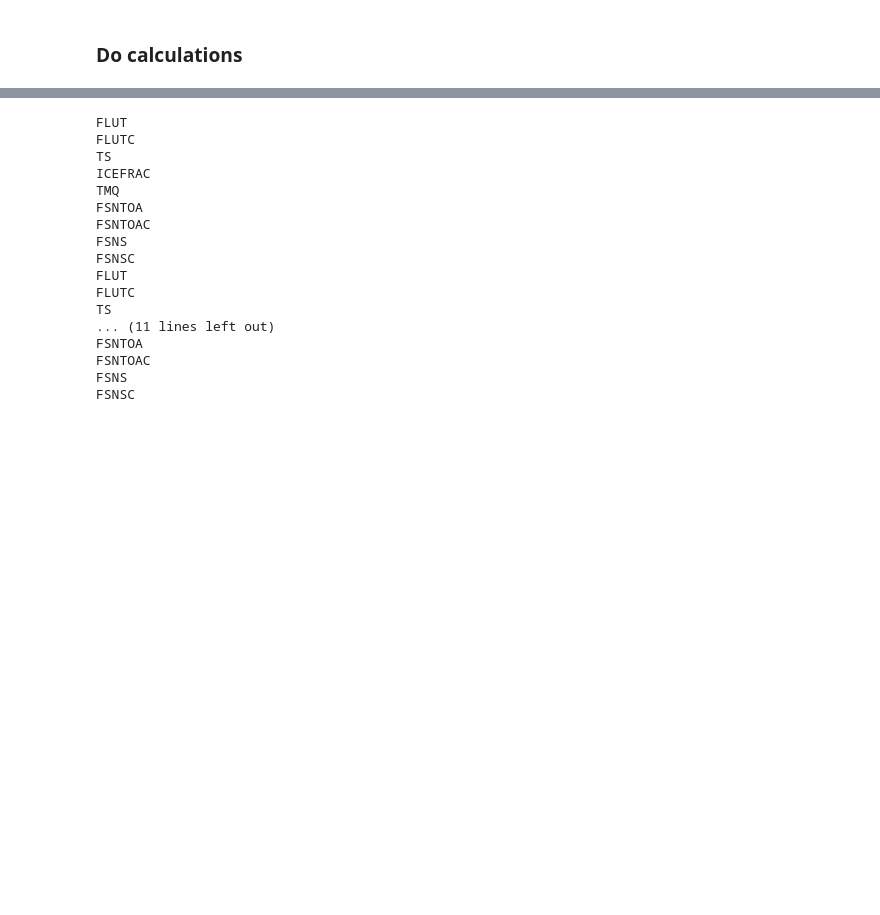
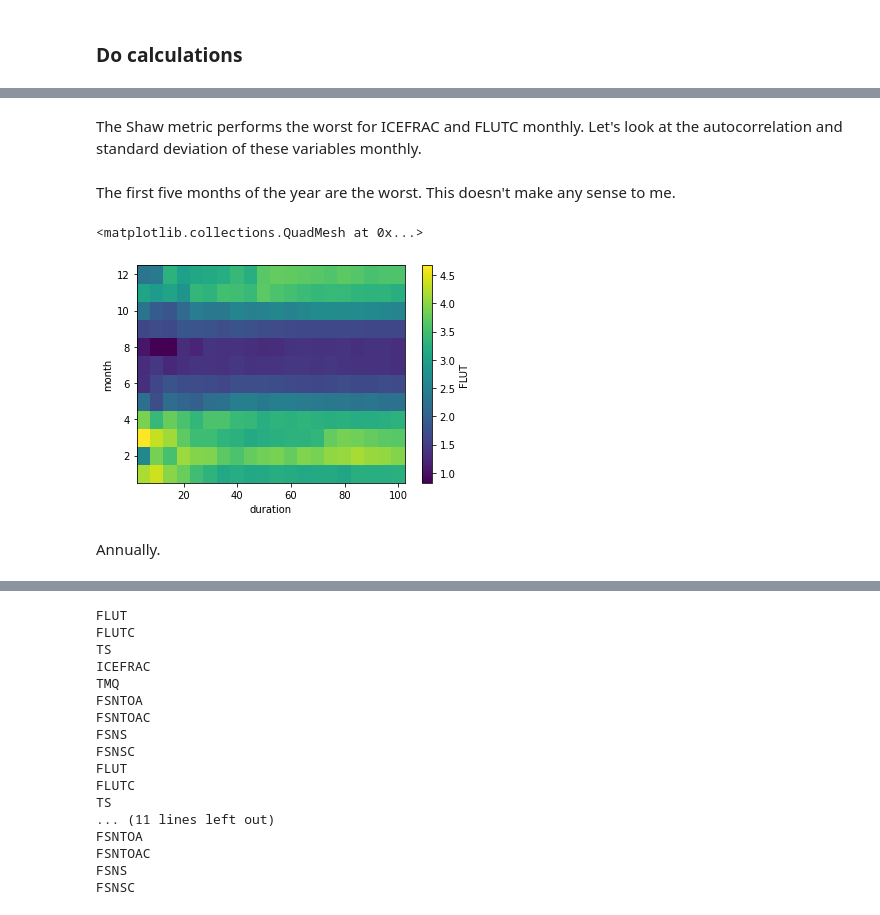
Before and after one commit to jshaw35/spectral_ice, a Jupyter notebook: trend_uncertainty/tauvar_durationdependence.ipynb, the cells around one changed output, grey strips where cells are left out. Drawn from its saved outputs; the diff is of its cells as text; code cells hidden in the pictures; blank space fills up the shorter version.

```diff
--- a/trend_uncertainty/tauvar_durationdependence.ipynb
+++ b/trend_uncertainty/tauvar_durationdependence.ipynb
@@ -449,3 +590,14 @@ def __calc_lag1_by_dur_DATAARRAY(data,ann_tsel,durations):
+# %% [markdown]
+The Shaw metric performs the worst for ICEFRAC and FLUTC monthly. Let's look at the autocorrelation and standard deviation of these variables monthly.
+# %% [markdown]
+The first five months of the year are the worst. This doesn't make any sense to me.
+# %%
+stddevs_monthly['FLUT'].sel(duration=slice(2,100)).plot()
+# %% [output]
+<matplotlib.collections.QuadMesh at 0x...>
+[figure, added]
+# %% [markdown]
+Annually.
 # %%
 min_duration = 3
 max_duration = 600
```
Also changed, not shown: parts of 9 cells of this notebook.
